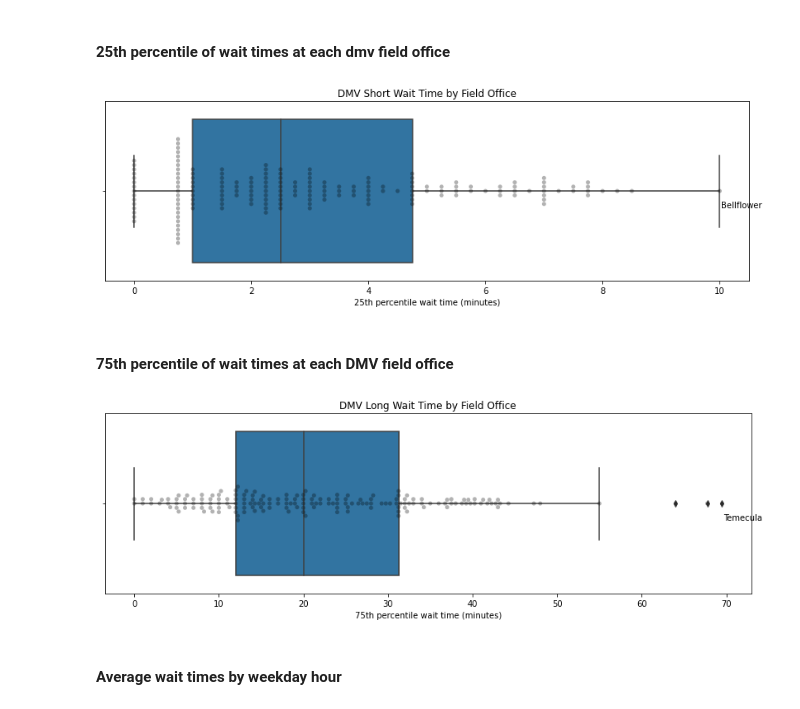
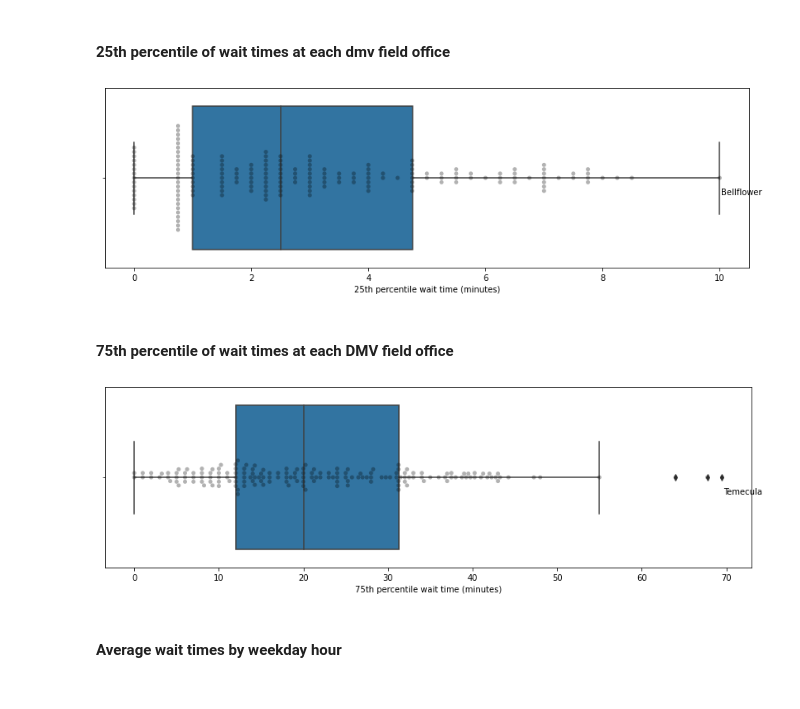
Before and after one commit to soodoku/wait, a Jupyter notebook: scripts/DMV.ipynb, the cells around one changed output. Drawn from its saved outputs; the diff is of its cells as text; code cells hidden in the pictures.

```diff
--- a/scripts/DMV.ipynb
+++ b/scripts/DMV.ipynb
@@ -217,22 +215,21 @@ plt.savefig('../figs/dmv_median_wait_by_field_office.png')
 # %%
 # Daily_wait_25
 df_25_wait_time = wait_time_descriptive_stats_df["wkday_wait_25"].to_frame()
 
 fig, ax = plt.subplots(figsize=(14, 4))
 sns.boxplot(ax=ax, x="wkday_wait_25",data=df_25_wait_time)
 ax = sns.swarmplot(x='wkday_wait_25', data=df_25_wait_time, color="black", alpha=0.3)
 
-plt.title("DMV Short Wait Time by Field Office")
 plt.xlabel("25th percentile wait time (minutes)")
 
 # df_mean_wait_time.head(1)
 for row in df_25_wait_time.iterrows():
     if row[1][0] > 9: #only label wait times > 9 min
         ax.annotate(row[0], xy=(row[1][0], .1), xytext=(2,2), textcoords='offset points', fontsize=10)
 
 plt.savefig('../figs/dmv_25_percentile_wait_by_field_office.png')
 # %% [output]
-[figure, old version]
+[figure, new version]
 # %% [markdown]
 #### 75th percentile of wait times at each DMV field office
 # %%
@@ -243,7 +240,6 @@ fig, ax = plt.subplots(figsize=(14, 4))
 sns.boxplot(ax=ax, x="wkday_wait_75",data=df_mean_wait_time)
 ax = sns.swarmplot(x='wkday_wait_75', data=df_mean_wait_time, color="black", alpha=0.3)
 
-plt.title("DMV Long Wait Time by Field Office")
 plt.xlabel("75th percentile wait time (minutes)")
 
 # df_mean_wait_time.head(1)
@@ -253,7 +249,7 @@ for row in df_mean_wait_time.iterrows():
 
 plt.savefig('../figs/dmv_75_percentile_wait_by_field_office.png')
 # %% [output]
-[figure, old version]
+[figure, new version]
 # %% [markdown]
 #### Average wait times by weekday hour
 # %%
```
Also changed, not shown: parts of 11 cells of this notebook, 10 other files.
